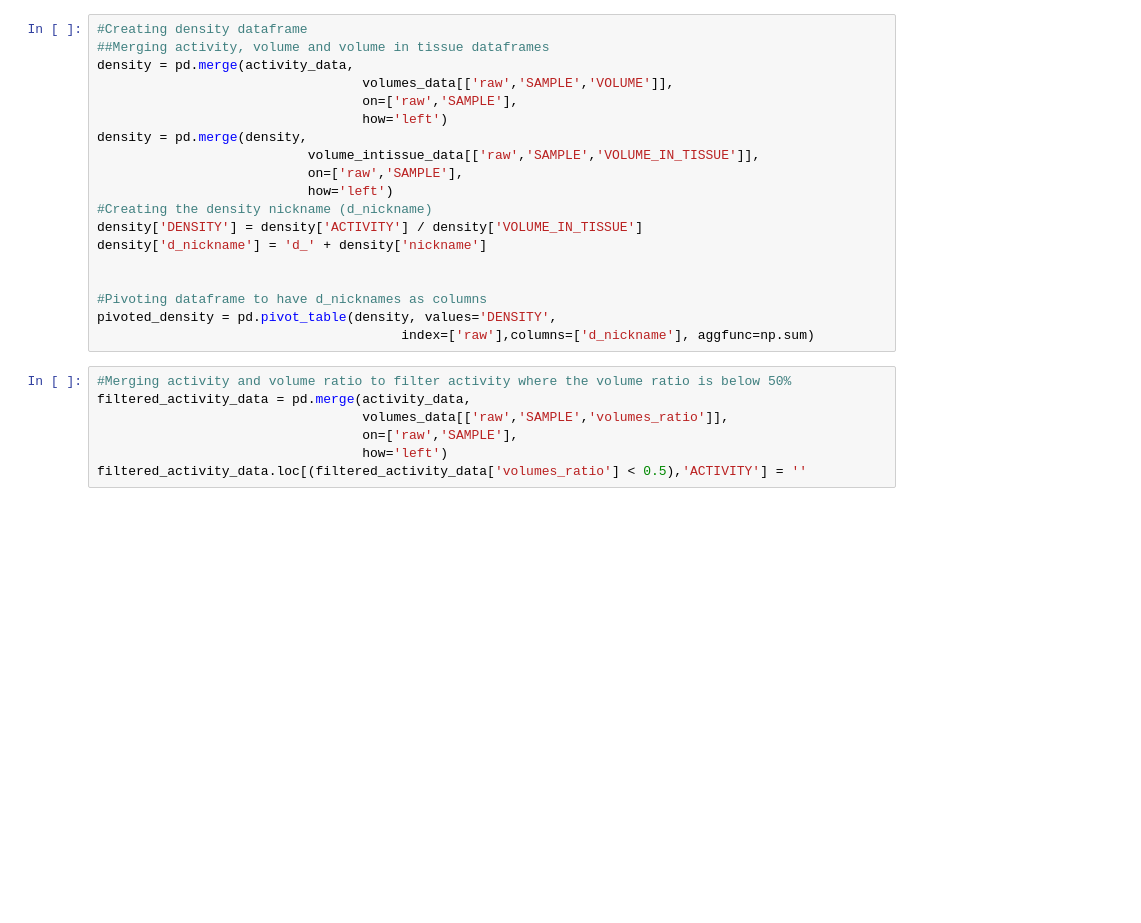
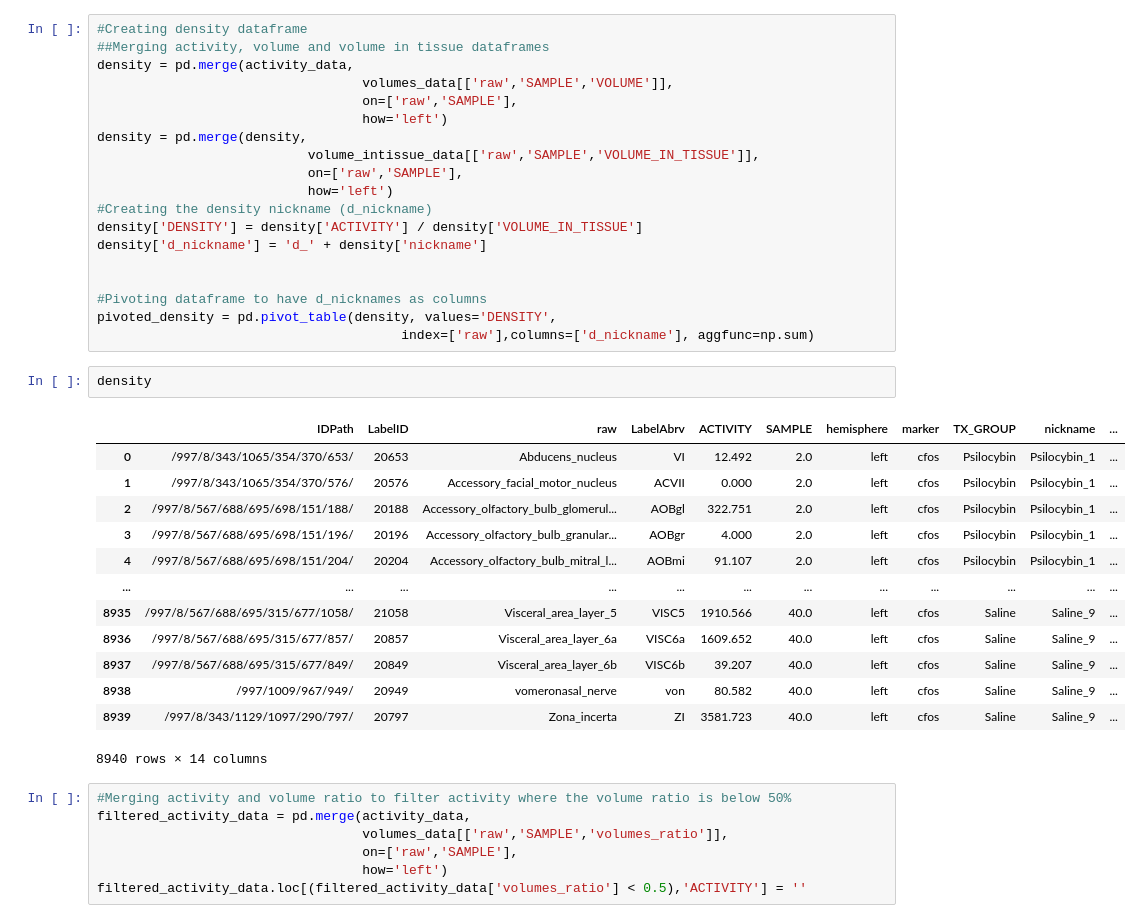
Before and after one commit to greciaro/Light-Sheet-Microscopy, a Jupyter notebook: GUBRA_cell_volumes_density_pixel_MASTER.ipynb, the cells around one changed output. Drawn from its saved outputs; the diff is of its cells as text; blank space fills up the shorter version.

```diff
--- a/GUBRA_cell_volumes_density_pixel_MASTER.ipynb
+++ b/GUBRA_cell_volumes_density_pixel_MASTER.ipynb
@@ -422,6 +454,22 @@ density['d_nickname'] = 'd_' + density['nickname']
 #Pivoting dataframe to have d_nicknames as columns
 pivoted_density = pd.pivot_table(density, values='DENSITY',
                                        index=['raw'],columns=['d_nickname'], aggfunc=np.sum)
+# %%
+density
+# %% [output]
+|  | IDPath | LabelID | raw | LabelAbrv | ACTIVITY | SAMPLE | hemisphere | marker | TX_GROUP | nickname | ... |
+| 0 | /997/8/343/1065/354/370/653/ | 20653 | Abducens_nucleus | VI | 12.492 | 2.0 | left | cfos | Psilocybin | Psilocybin_1 | ... |
+| 1 | /997/8/343/1065/354/370/576/ | 20576 | Accessory_facial_motor_nucleus | ACVII | 0.000 | 2.0 | left | cfos | Psilocybin | Psilocybin_1 | ... |
+| 2 | /997/8/567/688/695/698/151/188/ | 20188 | Accessory_olfactory_bulb_glomerul... | AOBgl | 322.751 | 2.0 | left | cfos | Psilocybin | Psilocybin_1 | ... |
+| 3 | /997/8/567/688/695/698/151/196/ | 20196 | Accessory_olfactory_bulb_granular... | AOBgr | 4.000 | 2.0 | left | cfos | Psilocybin | Psilocybin_1 | ... |
+| 4 | /997/8/567/688/695/698/151/204/ | 20204 | Accessory_olfactory_bulb_mitral_l... | AOBmi | 91.107 | 2.0 | left | cfos | Psilocybin | Psilocybin_1 | ... |
+| ... | ... | ... | ... | ... | ... | ... | ... | ... | ... | ... | ... |
+| 8935 | /997/8/567/688/695/315/677/1058/ | 21058 | Visceral_area_layer_5 | VISC5 | 1910.566 | 40.0 | left | cfos | Saline | Saline_9 | ... |
+| 8936 | /997/8/567/688/695/315/677/857/ | 20857 | Visceral_area_layer_6a | VISC6a | 1609.652 | 40.0 | left | cfos | Saline | Saline_9 | ... |
+| 8937 | /997/8/567/688/695/315/677/849/ | 20849 | Visceral_area_layer_6b | VISC6b | 39.207 | 40.0 | left | cfos | Saline | Saline_9 | ... |
+| 8938 | /997/1009/967/949/ | 20949 | vomeronasal_nerve | von | 80.582 | 40.0 | left | cfos | Saline | Saline_9 | ... |
+| 8939 | /997/8/343/1129/1097/290/797/ | 20797 | Zona_incerta | ZI | 3581.723 | 40.0 | left | cfos | Saline | Saline_9 | ... |
+8940 rows × 14 columns
 # %%
 #Merging activity and volume ratio to filter activity where the volume ratio is below 50%
 filtered_activity_data = pd.merge(activity_data,
```
Also changed, not shown: parts of 6 cells of this notebook.
